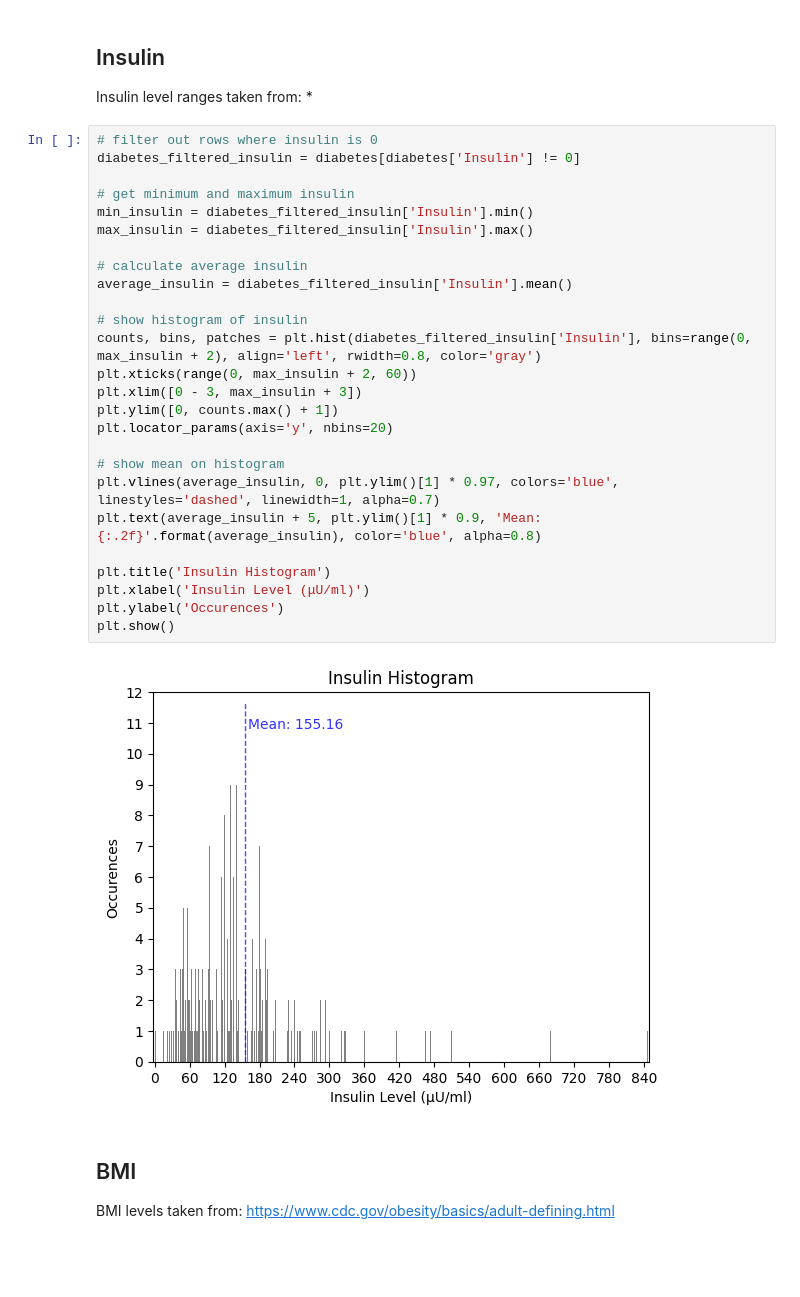
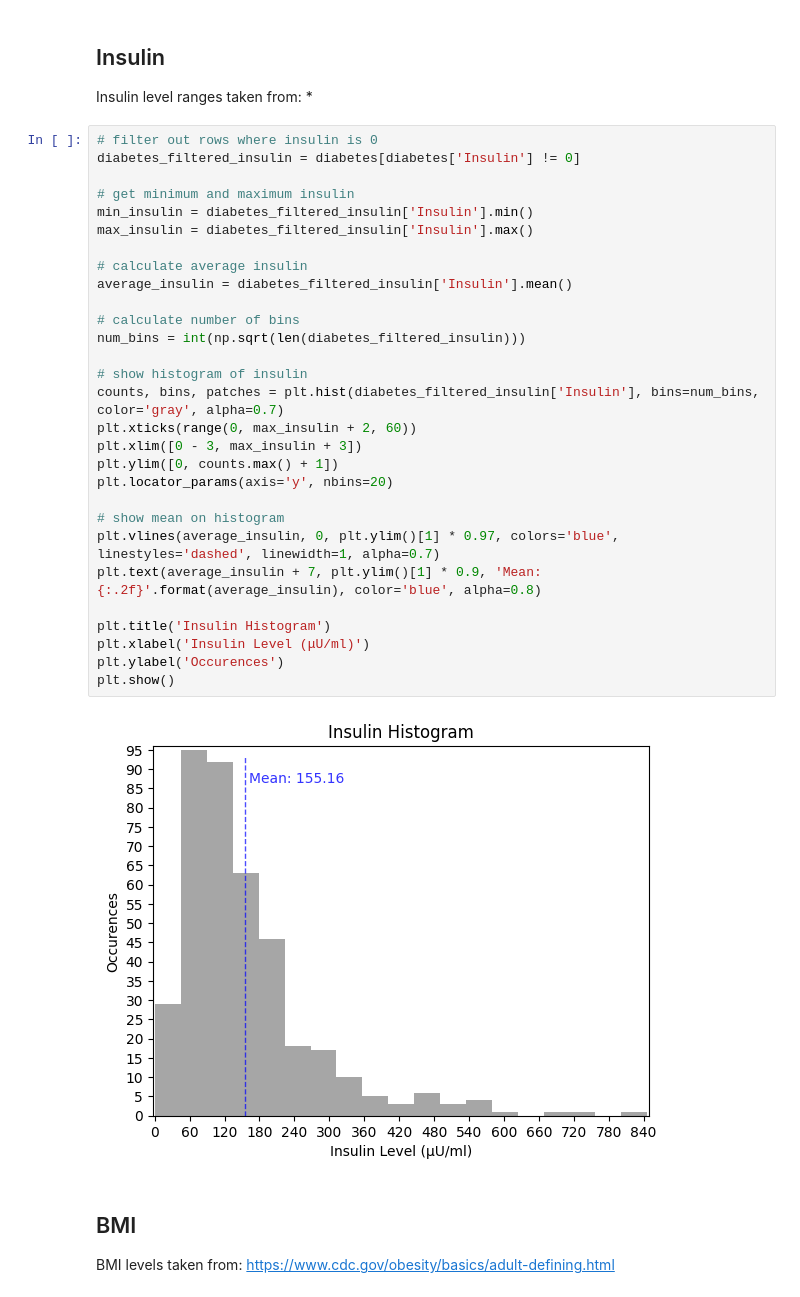
Before and after one commit to Bluxen/DA-Project1, a Jupyter notebook: 13_diabetes_prediction.ipynb, the cells around one changed output. Drawn from its saved outputs; the diff is of its cells as text; blank space fills up the shorter version.

Commit message:
test fix insulin

```diff
--- a/13_diabetes_prediction.ipynb
+++ b/13_diabetes_prediction.ipynb
@@ -238,31 +238,34 @@ Insulin level ranges taken from:
 # %%
 # filter out rows where insulin is 0
 diabetes_filtered_insulin = diabetes[diabetes['Insulin'] != 0]
 
 # get minimum and maximum insulin
 min_insulin = diabetes_filtered_insulin['Insulin'].min()
 max_insulin = diabetes_filtered_insulin['Insulin'].max()
 
 # calculate average insulin
 average_insulin = diabetes_filtered_insulin['Insulin'].mean()
 
+# calculate number of bins
+num_bins = int(np.sqrt(len(diabetes_filtered_insulin)))
+
 # show histogram of insulin
-counts, bins, patches = plt.hist(diabetes_filtered_insulin['Insulin'], bins=range(0, max_insulin + 2), align='left', rwidth=0.8, color='gray')
+counts, bins, patches = plt.hist(diabetes_filtered_insulin['Insulin'], bins=num_bins, color='gray', alpha=0.7)
 plt.xticks(range(0, max_insulin + 2, 60))
 plt.xlim([0 - 3, max_insulin + 3])
 plt.ylim([0, counts.max() + 1])
 plt.locator_params(axis='y', nbins=20)
 
 # show mean on histogram
 plt.vlines(average_insulin, 0, plt.ylim()[1] * 0.97, colors='blue', linestyles='dashed', linewidth=1, alpha=0.7)
-plt.text(average_insulin + 5, plt.ylim()[1] * 0.9, 'Mean: {:.2f}'.format(average_insulin), color='blue', alpha=0.8)
+plt.text(average_insulin + 7, plt.ylim()[1] * 0.9, 'Mean: {:.2f}'.format(average_insulin), color='blue', alpha=0.8)
 
 plt.title('Insulin Histogram')
 plt.xlabel('Insulin Level (μU/ml)')
 plt.ylabel('Occurences')
 plt.show()
 # %% [output]
-[figure, old version]
+[figure, new version]
 # %% [markdown]
 ## BMI
 BMI levels taken from: https://www.cdc.gov/obesity/basics/adult-defining.html
```
Also changed, not shown: parts of 3 cells of this notebook.
